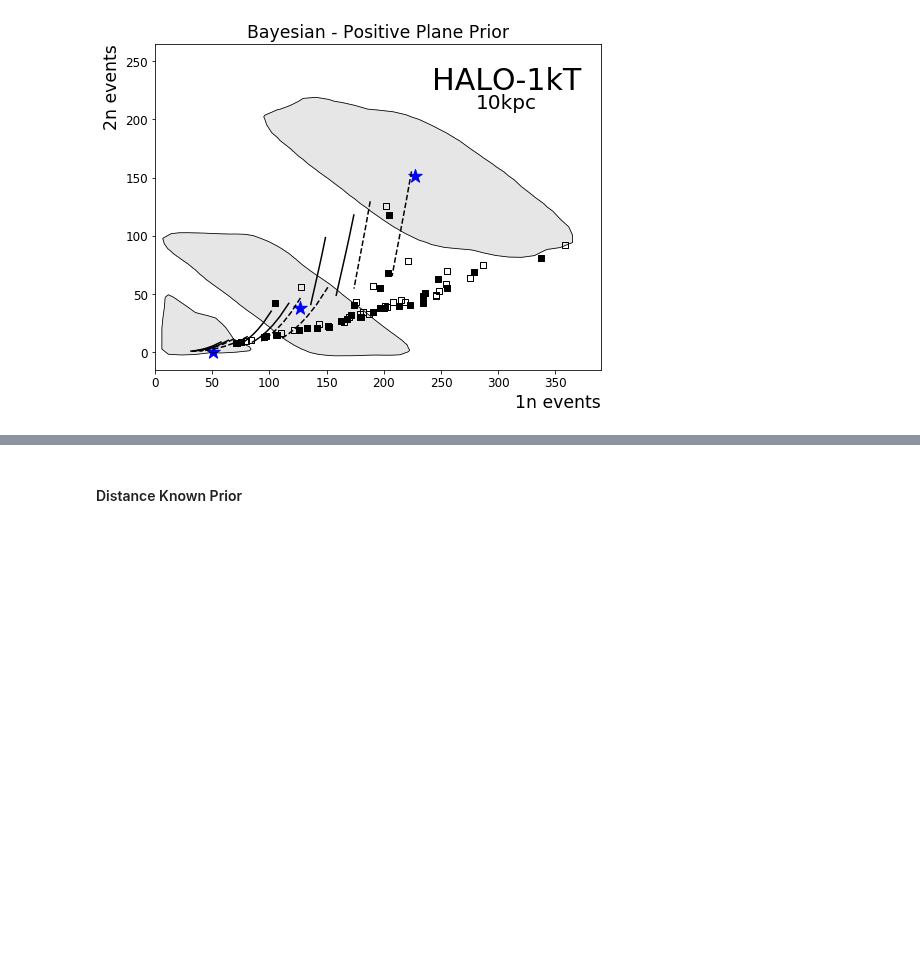
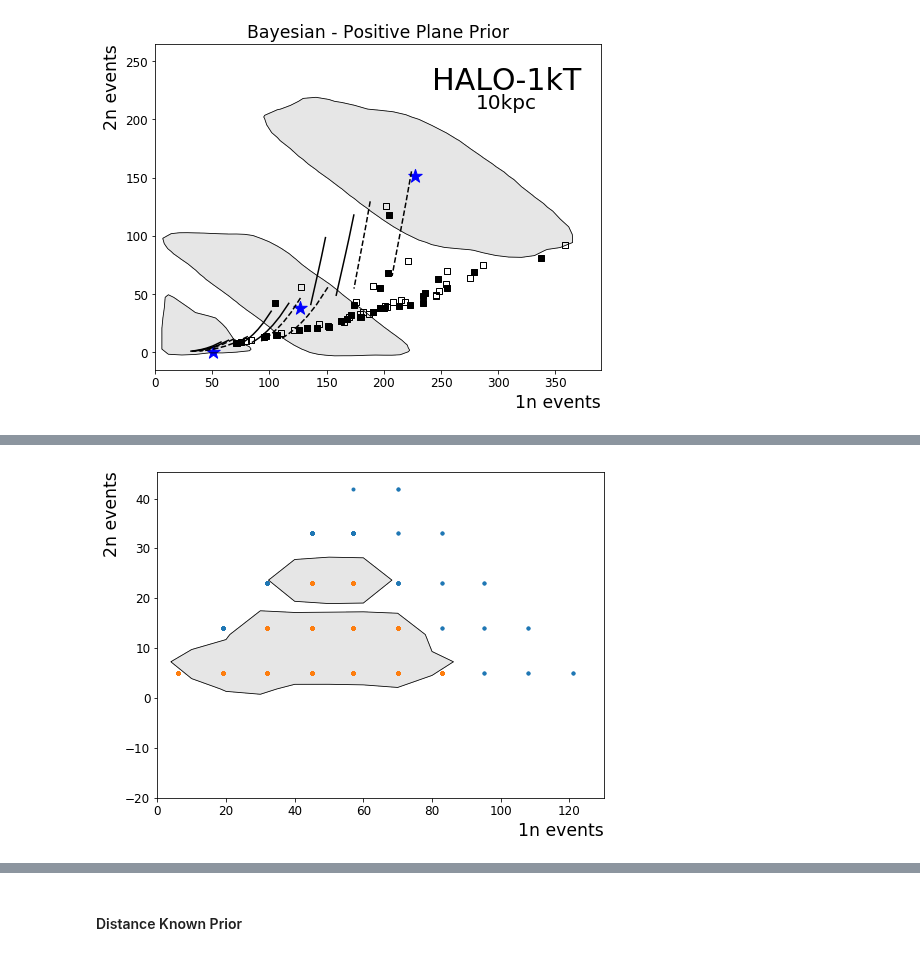
Before and after one commit to jfcrenshaw/halo, a Jupyter notebook: unfolding_plots.ipynb, the cells around one changed output, grey strips where cells are left out. Drawn from its saved outputs; the diff is of its cells as text; code cells hidden in the pictures; blank space fills up the shorter version.

```diff
--- a/unfolding_plots.ipynb
+++ b/unfolding_plots.ipynb
@@ -440,0 +578,5 @@ plt.show()
+# %%
+# Data for HALO 2, 10kpc, 227v151 127vs38 51v0
+h2_10kpc_227v151_1n, h2_10kpc_227v151_2n = np.load(unfolded_location+'halo2_10kpc_227v151_unfolded_bayesian_distUnknown.npy')
+h2_10kpc_127v38_1n,  h2_10kpc_127v38_2n  = np.load(unfolded_location+'halo2_10kpc_127v38_unfolded_bayesian_distUnknown.npy')
+h2_10kpc_51v0_1n,    h2_10kpc_51v0_2n    = np.load(unfolded_location+'halo2_10kpc_51v0_unfolded_bayesian_distUnknown.npy')
@@ -440,0 +599,15 @@ plt.show()
+# %%
+# HALO 2, 10kpc, 51vs0
+xmin = 0; xmax = 130; ymin = -20; ymax = 40
+xres = 40j; yres = 40j
+oneN_,twoN_ = density_cut(h2_10kpc_51v0_1n,h2_10kpc_51v0_2n,xmin,xmax,ymin,ymax,xres,yres,trim=True)
+#oneN_,twoN_ = zero_fix(h2_10kpc_51v0_1n,h2_10kpc_51v0_2n)
+#twoN_ = [i+1 for i in twoN_]
+xres = 14j; yres = 12j
+xBdu3_3,yBdu3_3,zBdu3_3,cutBdu3_3 = density_cut(oneN_,twoN_,xmin,xmax,ymin,ymax,xres,yres)
+fig,ax = plt.subplots(1,1,figsize=figsize)
+contours(xBdu3_3,yBdu3_3,zBdu3_3,cutBdu3_3,ax)
+scatter(h2_10kpc_51v0_1n,h2_10kpc_51v0_2n,ax)
+scatter(oneN_,twoN_,ax)
+# %% [output]
+[figure, added]
```
Also changed, not shown: parts of 19 cells of this notebook, 3 other files.
